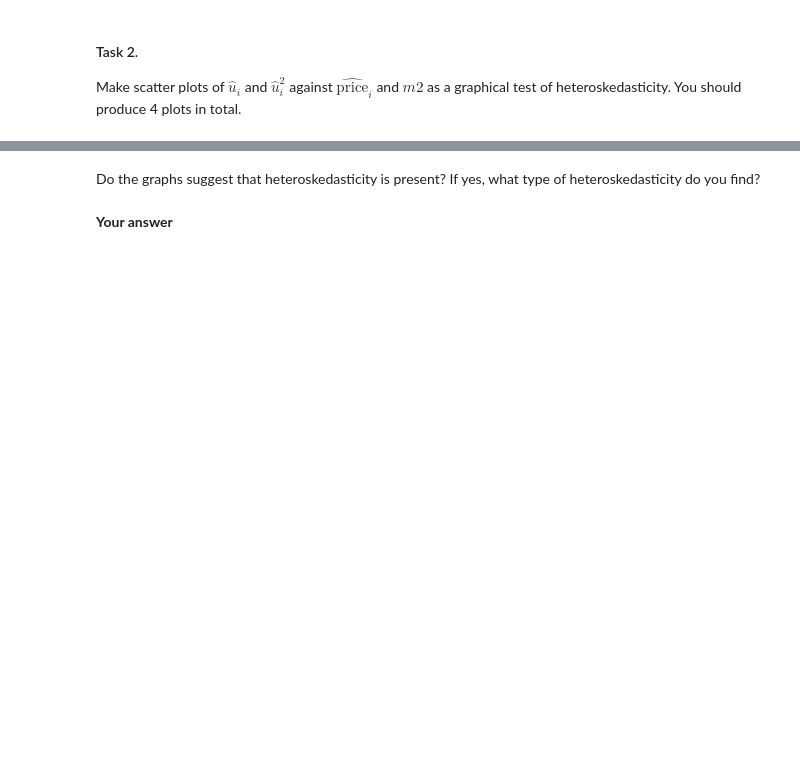
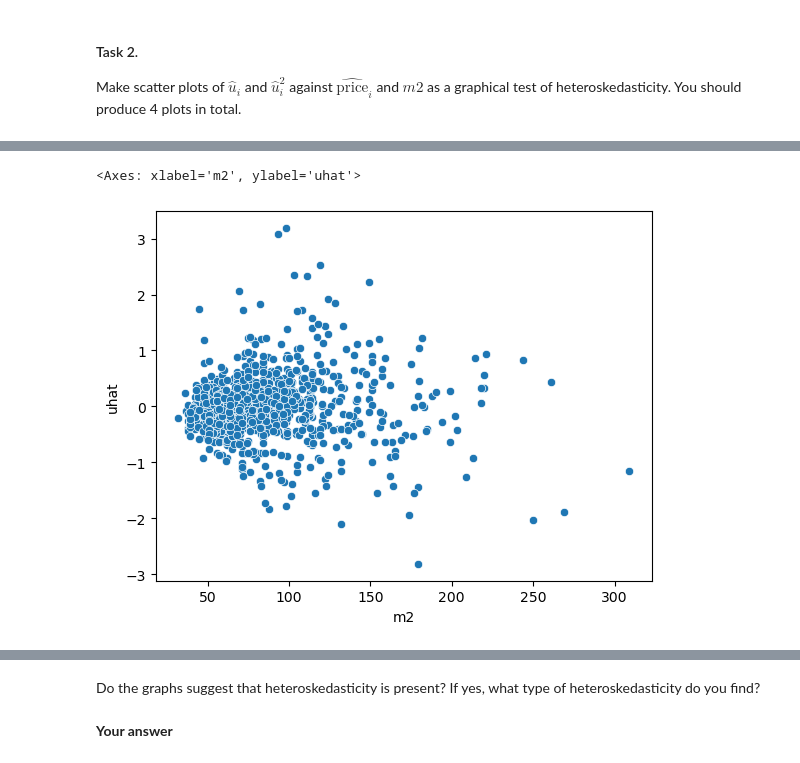
Before and after one commit to hmf512/EconometricsA, a Jupyter notebook: 2_class/PS7_Heteroskedasticity_WLS_and_robust_std/ex_ante.ipynb, the cells around one changed output, grey strips where cells are left out. Saved outputs shown, nothing was run; the diff lists cells and outputs as text; code cells hidden in the pictures; blank space fills up the shorter version.

```diff
--- a/2_class/PS7_Heteroskedasticity_WLS_and_robust_std/ex_ante.ipynb
+++ b/2_class/PS7_Heteroskedasticity_WLS_and_robust_std/ex_ante.ipynb
@@ -89,5 +131,8 @@ sns.scatterplot(x=..., y=..., data=...) # fill in the blanks
 # %%
 # u_hat vs m2
-...
+sns.scatterplot(x='m2', y='uhat', data=df)
+# %% [output]
+<Axes: xlabel='m2', ylabel='uhat'>
+[figure, added]
 # %%
 # u_hat^2 vs m2
```
Also changed, not shown: parts of 16 cells of this notebook.
